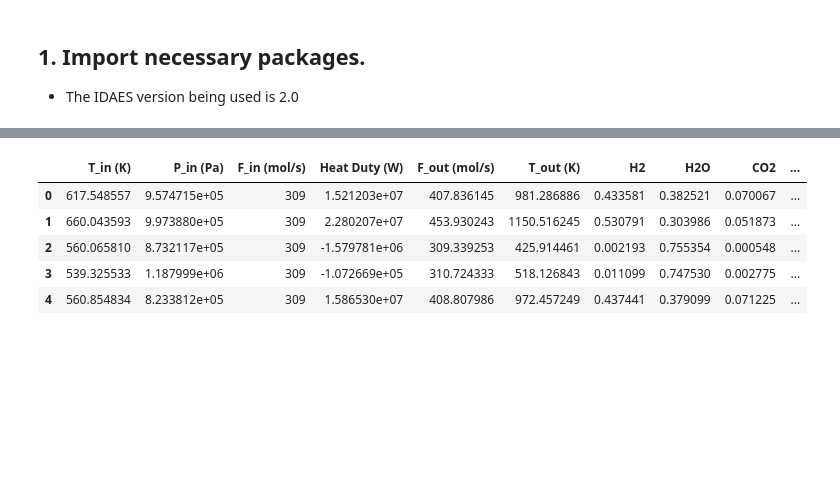
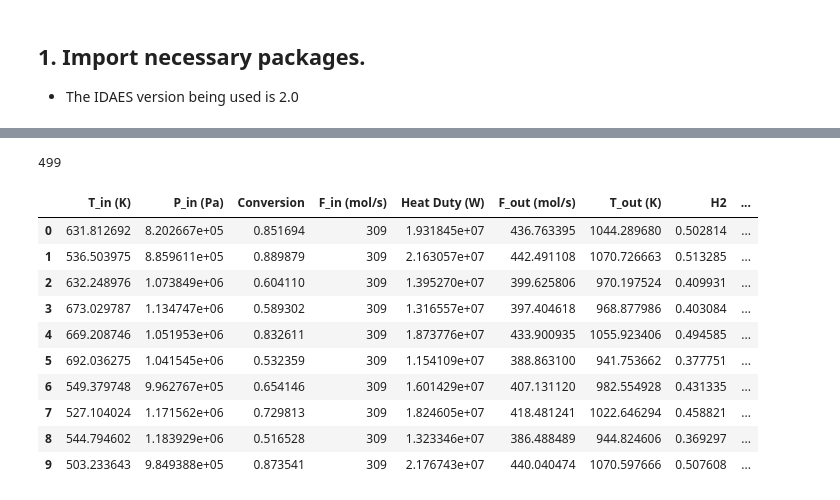
Before and after one commit to Robbybp/surrogate-vs-implicit, a Jupyter notebook: svi/Gibbs_reactor/Gibbs_data_generation.ipynb, the cells around one changed output, grey strips where cells are left out. Cells and saved outputs as stored; diff of their text form; code cells hidden in the pictures; blank space fills up the shorter version.

```diff
--- a/svi/Gibbs_reactor/Gibbs_data_generation.ipynb
+++ b/svi/Gibbs_reactor/Gibbs_data_generation.ipynb
@@ -151,11 +156,20 @@ df = pd.DataFrame(df)
+# %%
+len(df)
+# %% [output]
+499
 # %%
-df.head()
+df.head(10)
 # %% [output]
-|  | T_in (K) | P_in (Pa) | F_in (mol/s) | Heat Duty (W) | F_out (mol/s) | T_out (K) | H2 | H2O | CO2 | ... |
-| 0 | 617.548557 | 9.574715e+05 | 309 | 1.521203e+07 | 407.836145 | 981.286886 | 0.433581 | 0.382521 | 0.070067 | ... |
-| 1 | 660.043593 | 9.973880e+05 | 309 | 2.280207e+07 | 453.930243 | 1150.516245 | 0.530791 | 0.303986 | 0.051873 | ... |
-| 2 | 560.065810 | 8.732117e+05 | 309 | -1.579781e+06 | 309.339253 | 425.914461 | 0.002193 | 0.755354 | 0.000548 | ... |
-| 3 | 539.325533 | 1.187999e+06 | 309 | -1.072669e+05 | 310.724333 | 518.126843 | 0.011099 | 0.747530 | 0.002775 | ... |
-| 4 | 560.854834 | 8.233812e+05 | 309 | 1.586530e+07 | 408.807986 | 972.457249 | 0.437441 | 0.379099 | 0.071225 | ... |
+|  | T_in (K) | P_in (Pa) | Conversion | F_in (mol/s) | Heat Duty (W) | F_out (mol/s) | T_out (K) | H2 | ... |
+| 0 | 631.812692 | 8.202667e+05 | 0.851694 | 309 | 1.931845e+07 | 436.763395 | 1044.289680 | 0.502814 | ... |
+| 1 | 536.503975 | 8.859611e+05 | 0.889879 | 309 | 2.163057e+07 | 442.491108 | 1070.726663 | 0.513285 | ... |
+| 2 | 632.248976 | 1.073849e+06 | 0.604110 | 309 | 1.395270e+07 | 399.625806 | 970.197524 | 0.409931 | ... |
+| 3 | 673.029787 | 1.134747e+06 | 0.589302 | 309 | 1.316557e+07 | 397.404618 | 968.877986 | 0.403084 | ... |
+| 4 | 669.208746 | 1.051953e+06 | 0.832611 | 309 | 1.873776e+07 | 433.900935 | 1055.923406 | 0.494585 | ... |
+| 5 | 692.036275 | 1.041545e+06 | 0.532359 | 309 | 1.154109e+07 | 388.863100 | 941.753662 | 0.377751 | ... |
+| 6 | 549.379748 | 9.962767e+05 | 0.654146 | 309 | 1.601429e+07 | 407.131120 | 982.554928 | 0.431335 | ... |
+| 7 | 527.104024 | 1.171562e+06 | 0.729813 | 309 | 1.824605e+07 | 418.481241 | 1022.646294 | 0.458821 | ... |
+| 8 | 544.794602 | 1.183929e+06 | 0.516528 | 309 | 1.323346e+07 | 386.488489 | 944.824606 | 0.369297 | ... |
+| 9 | 503.233643 | 9.849388e+05 | 0.873541 | 309 | 2.176743e+07 | 440.040474 | 1070.597666 | 0.507608 | ... |
 # %%
 df.to_csv('data_gibbs.csv')
```
Also changed, not shown: parts of 3 cells of this notebook, 1 other file.
